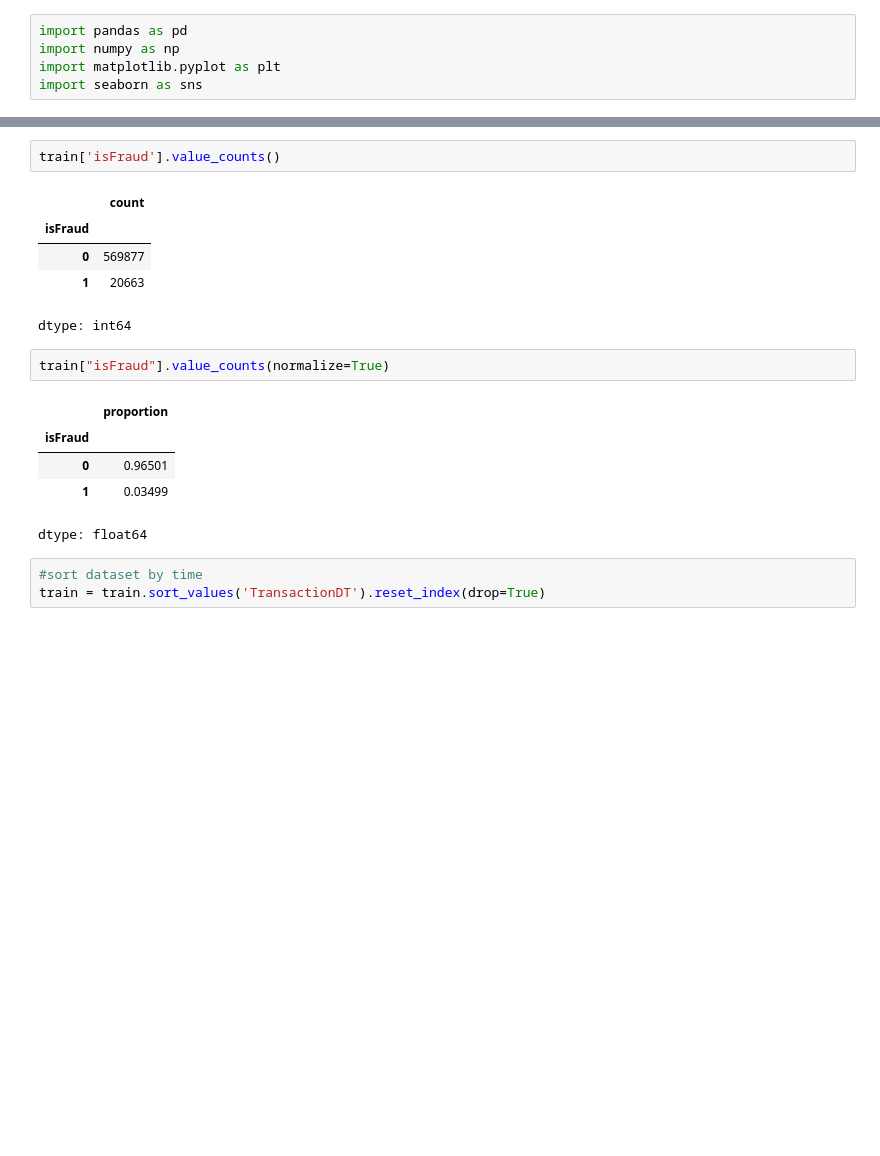
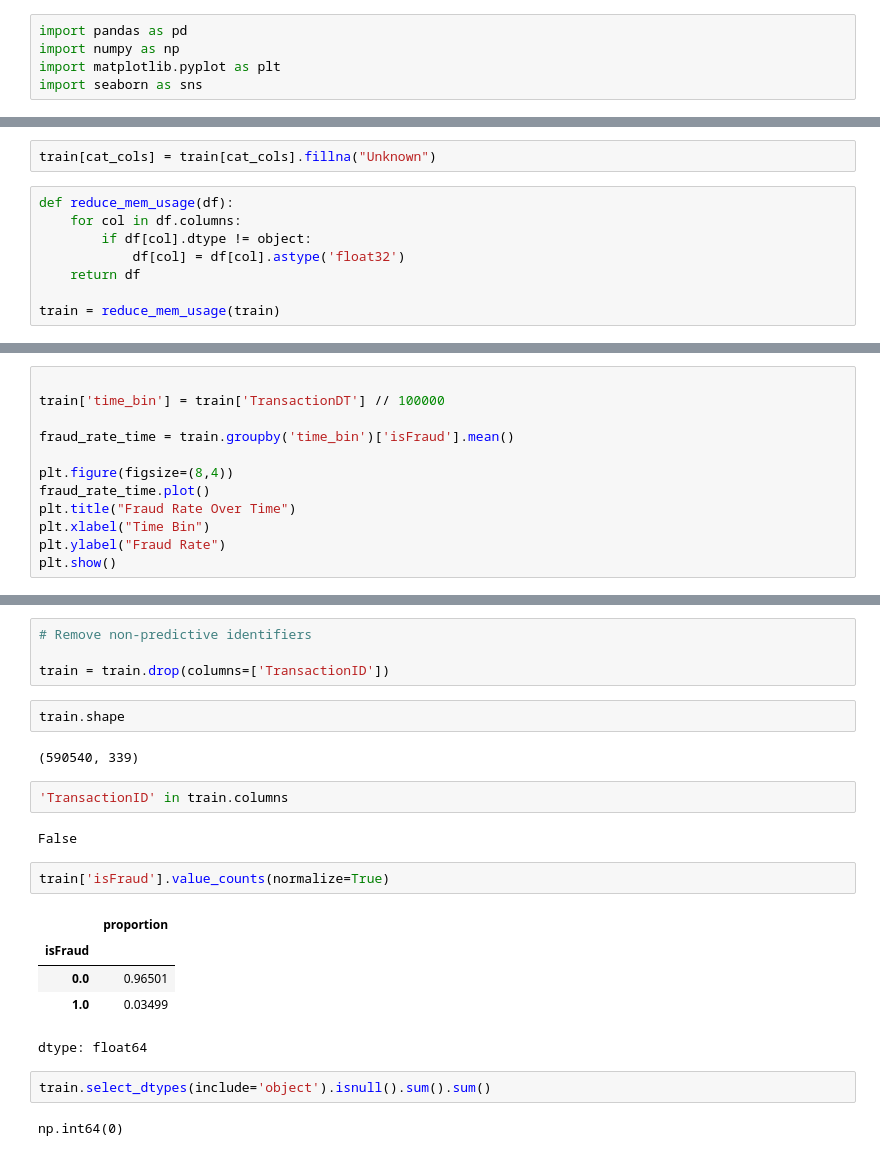
Before and after one commit to rahulkhawashi/IEEE-CIS-Fraud-Detection, a Jupyter notebook: ieee_cis_fraud_detection.ipynb, the cells around one changed output, grey strips where cells are left out. Saved outputs shown, nothing was run; the diff lists cells and outputs as text; blank space fills up the shorter version.

```diff
--- a/ieee_cis_fraud_detection.ipynb
+++ b/ieee_cis_fraud_detection.ipynb
@@ -93,0 +166,10 @@ print(train.shape)
+# %%
+train[cat_cols] = train[cat_cols].fillna("Unknown")
+# %%
+def reduce_mem_usage(df):
+    for col in df.columns:
+        if df[col].dtype != object:
+            df[col] = df[col].astype('float32')
+    return df
+
+train = reduce_mem_usage(train)
@@ -93,0 +208,12 @@ print(train.shape)
+# %%
+
+train['time_bin'] = train['TransactionDT'] // 100000
+
+fraud_rate_time = train.groupby('time_bin')['isFraud'].mean()
+
+plt.figure(figsize=(8,4))
+fraud_rate_time.plot()
+plt.title("Fraud Rate Over Time")
+plt.xlabel("Time Bin")
+plt.ylabel("Fraud Rate")
+plt.show()
@@ -94,19 +246,24 @@ print(train.shape)
+# %%
+# Remove non-predictive identifiers
+
+train = train.drop(columns=['TransactionID'])
+# %%
+train.shape
+# %% [output]
+(590540, 339)
+# %%
+'TransactionID' in train.columns
+# %% [output]
+False
 # %%
-train['isFraud'].value_counts()
+train['isFraud'].value_counts(normalize=True)
 # %% [output]
-|  | count |
+|  | proportion |
 | isFraud |  |
-| 0 | 569877 |
-| 1 | 20663 |
+| 0.0 | 0.96501 |
+| 1.0 | 0.03499 |
-dtype: int64
+dtype: float64
-# %%
-train["isFraud"].value_counts(normalize=True)
-# %% [output]
-|  | proportion |
-| isFraud |  |
-| 0 | 0.96501 |
-| 1 | 0.03499 |
-dtype: float64
-# %%
-#sort dataset by time
-train = train.sort_values('TransactionDT').reset_index(drop=True)
+# %%
+train.select_dtypes(include='object').isnull().sum().sum()
+# %% [output]
+np.int64(0)
```
Also changed, not shown: parts of 21 cells of this notebook.
